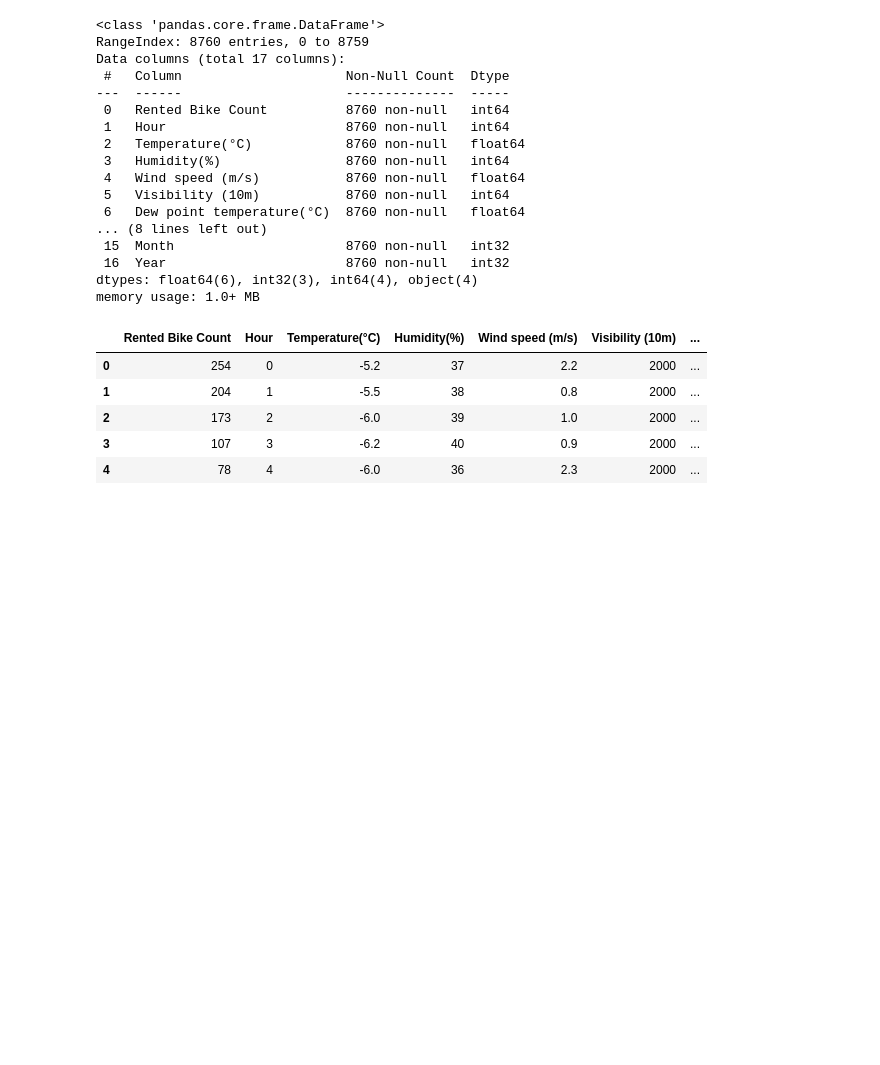
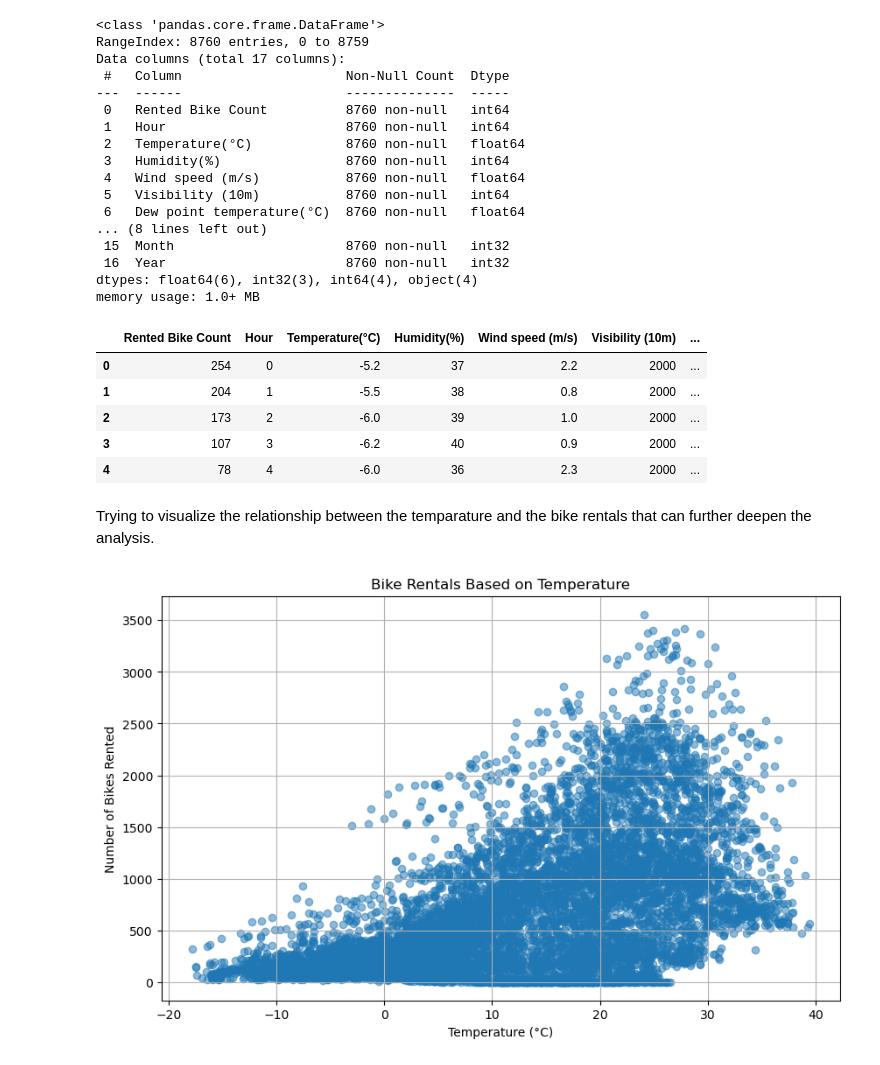
Before and after one commit to Eemani326/Interactive-Data, a Jupyter notebook: Bike_Rental_phase_1.ipynb, the cells around one changed output. Drawn from its saved outputs; the diff is of its cells as text; code cells hidden in the pictures; blank space fills up the shorter version.

```diff
--- a/Bike_Rental_phase_1.ipynb
+++ b/Bike_Rental_phase_1.ipynb
@@ -6,7 +6,7 @@ import matplotlib.pyplot as plt
 import seaborn as sns
 # %%
 # Laoding bike rental Data Set
-Data_loading=r'c:\Users\Esha\New folder\Inderactive Data\final Project\Bike rentl promotions\SeoulBikeData.csv'
+Data_loading=r'c:/Users/srika/New folder/Courses/Inderactive Data_/Final Project/Esha final Project/Bike rentl promotions/SeoulBikeData.csv'
 df = pd.read_csv(Data_loading, encoding='ISO-8859-1')
 #Reviewing Data Quality
 #==========================
@@ -84,3 +84,18 @@ memory usage: 1.0+ MB
 | 2 | 173 | 2 | -6.0 | 39 | 1.0 | 2000 | ... |
 | 3 | 107 | 3 | -6.2 | 40 | 0.9 | 2000 | ... |
 | 4 | 78 | 4 | -6.0 | 36 | 2.3 | 2000 | ... |
+# %% [markdown]
+Trying to visualize the relationship between the temparature and the bike rentals that can further deepen the analysis.
+# %%
+
+
+# Scatter plot to visualize the relationship between temperature and rented bike count
+plt.figure(figsize=(10, 6))
+plt.scatter(df['Temperature(°C)'], df['Rented Bike Count'], alpha=0.5)
+plt.title("Bike Rentals Based on Temperature")
+plt.xlabel("Temperature (°C)")
+plt.ylabel("Number of Bikes Rented")
+plt.grid(True)
+plt.show()
+# %% [output]
+[figure, added]
```
Also changed, not shown: parts of 26 cells of this notebook.
